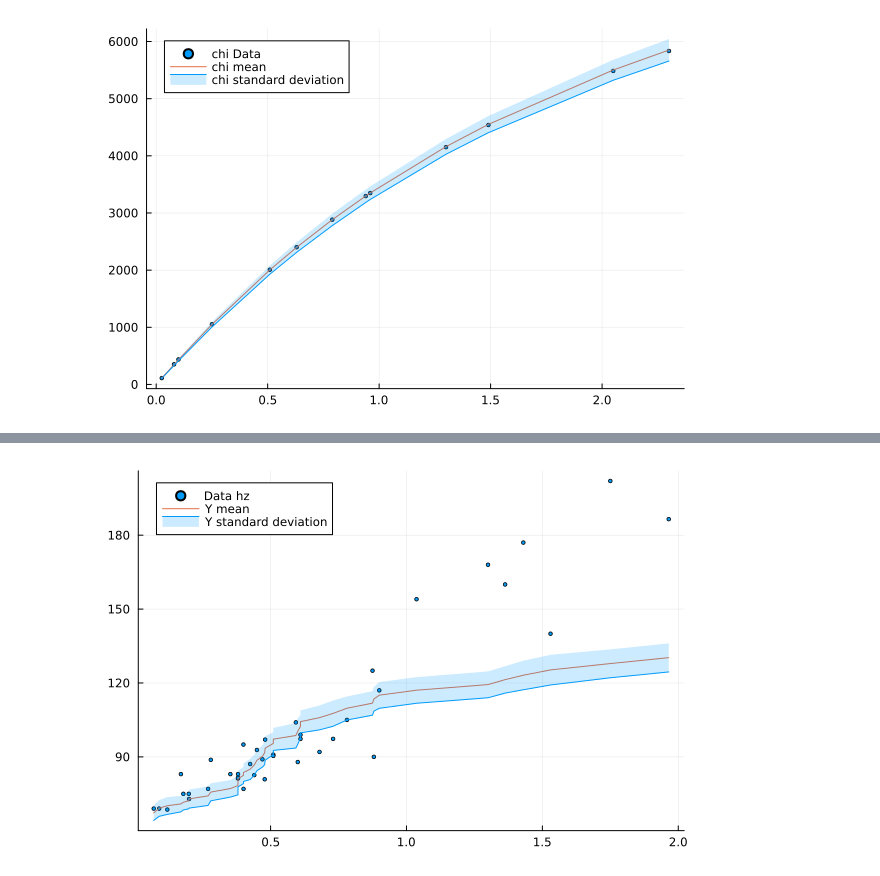
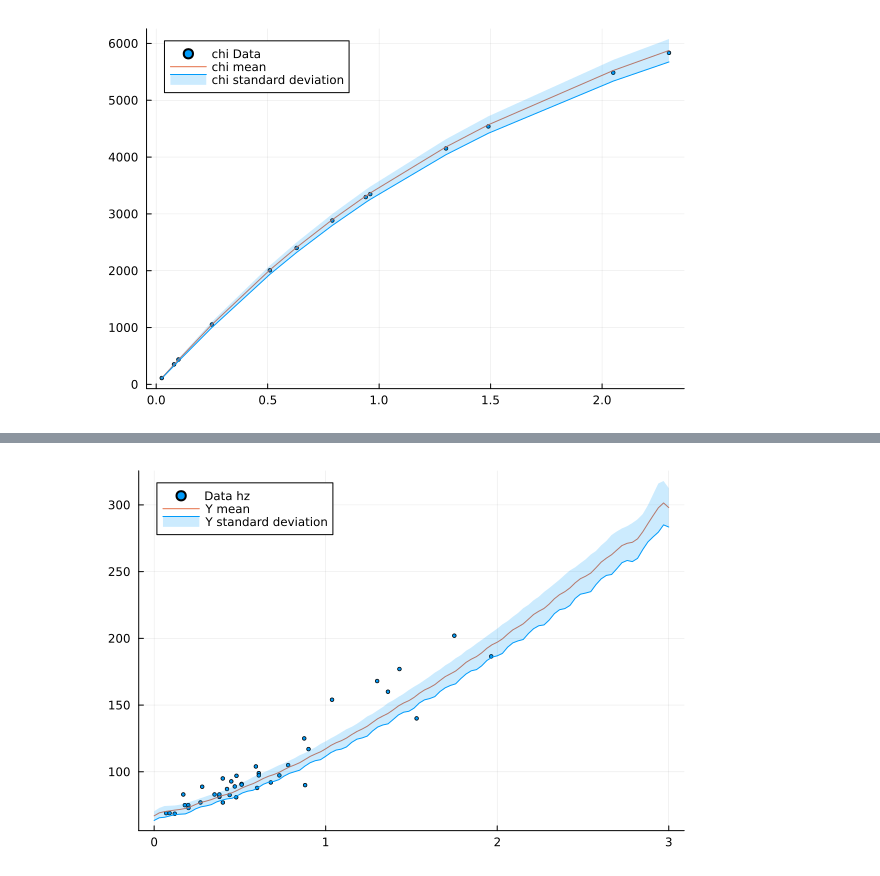
Before and after one commit to JaimeRZP/wb_gp, a Jupyter notebook: Tanvi/LCDM_posterior_plots.ipynb, the cells around one changed output, grey strips where cells are left out. Saved outputs shown, nothing was run; the diff lists cells and outputs as text; code cells hidden in the pictures.

```diff
--- a/Tanvi/LCDM_posterior_plots.ipynb
+++ b/Tanvi/LCDM_posterior_plots.ipynb
@@ -442,7 +460,7 @@ plot!(z_obs[54:end], vec(fs8pmean .- fs8ps),  fillrange = vec(fs8pmean .+ fs8ps)
 # %%
 # posterior on H
 plot(z_obs[1:40], observations[1:40], label="Data hz", ms=2, seriestype=:scatter)
-plot!(sort(z_obs[1:40]), sort(vec(y_m3)[1:40]), label="Y mean")
-plot!(sort(z_obs[1:40]), vec(y_m3 .- y_s3)[1:40],  fillrange = vec(y_m3 .+ y_s3)[1:40], fillalpha=0.2, c=1, label="Y standard deviation")
+plot!(z_integ, vec(y_m3), label="Y mean")
+plot!(z_integ, vec(y_m3 .- y_s3),  fillrange = vec(y_m3 .+ y_s3), fillalpha=0.2, c=1, label="Y standard deviation")
 # %% [output]
-[figure, old version]
+[figure, new version]
```
Also changed, not shown: parts of 8 cells of this notebook.
